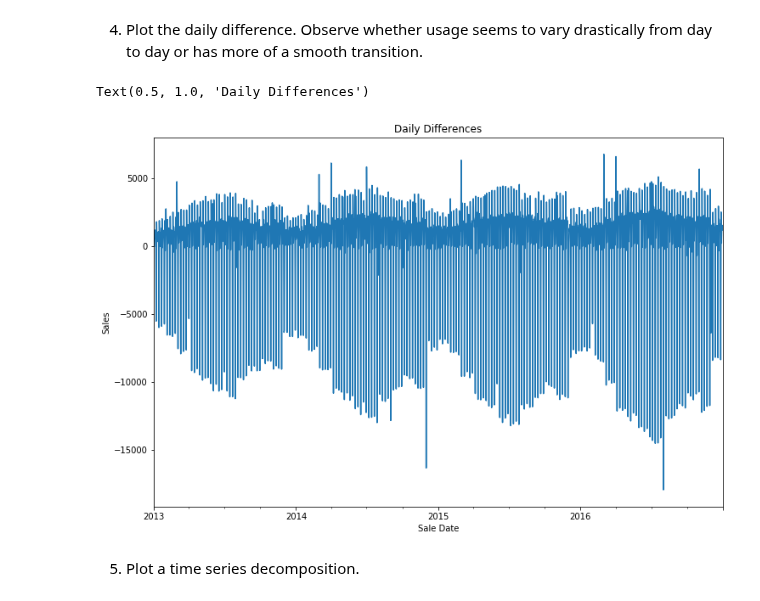
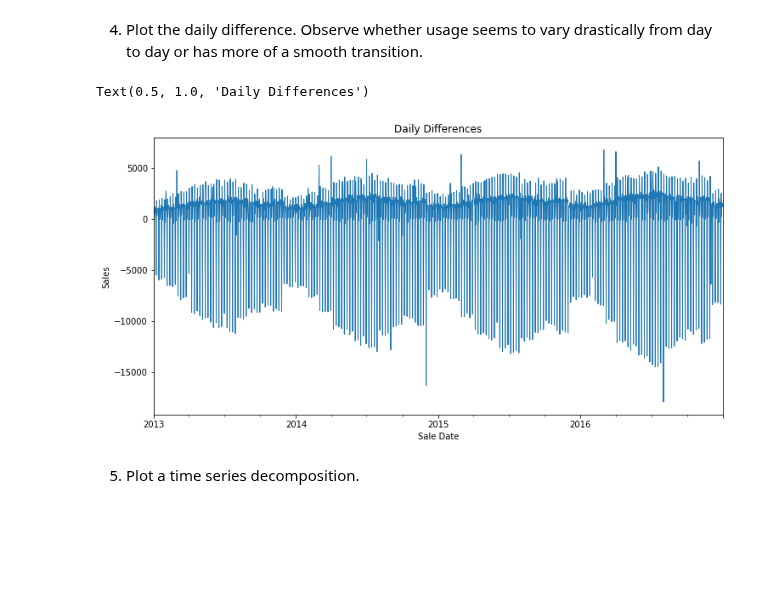
Before and after one commit to cari-holmes/ds-methodologies-exercises, a Jupyter notebook: time_series/explore.ipynb, the cells around one changed output. Cells and saved outputs as stored; diff of their text form; code cells hidden in the pictures; blank space fills up the shorter version.

```diff
--- a/time_series/explore.ipynb
+++ b/time_series/explore.ipynb
@@ -117,14 +142,14 @@ Text(0.5, 1.0, '7-Day Moving Average vs Weekly Average')
 # %% [markdown]
 4. Plot the daily difference. Observe whether usage seems to vary drastically from day to day or has more of a smooth transition.
 # %%
-train.resample("D").mean().diff().plot(figsize=(12,8))
+train.resample("D").mean().diff().plot(figsize=(12,6), linewidth=1)
 plt.xlabel("Sale Date")
 plt.ylabel("Sales")
 plt.title("Daily Differences")
-#Takeaways: Usage doesn't vary drastically, there is a semi-smooth transition. The negative sales differ pretty greatly. There are definitive peaks and valleys in the graph.
+#Takeaways: The negative sales differ pretty greatly. There are definitive peaks and valleys in the graph for holidays etc.
 # %% [output]
 Text(0.5, 1.0, 'Daily Differences')
-[figure, old version]
+[figure, new version]
 # %% [markdown]
 5. Plot a time series decomposition.
 # %%
```
Also changed, not shown: parts of 26 cells of this notebook.
